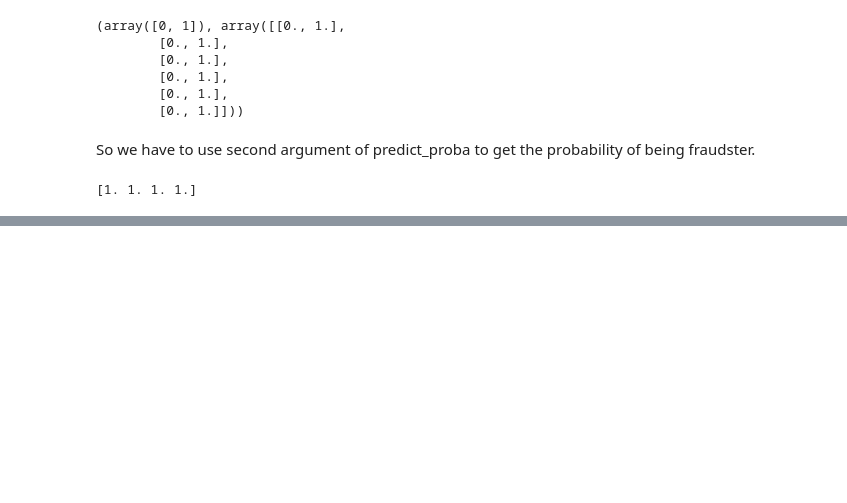
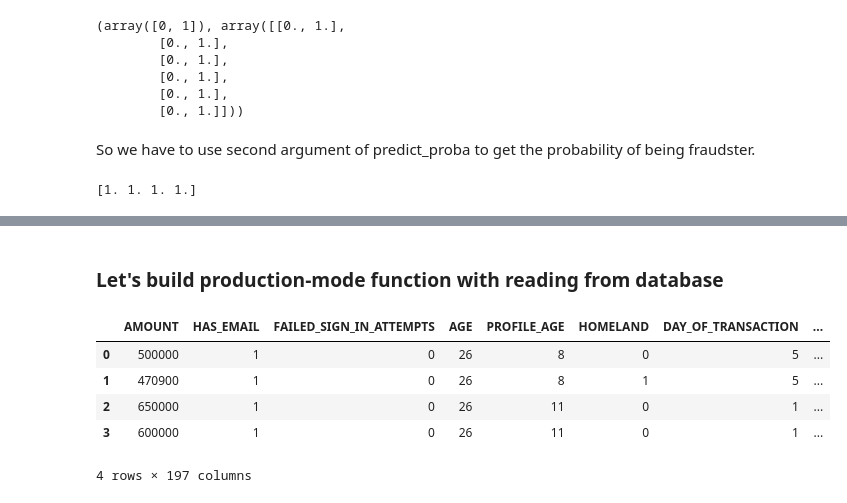
Before and after one commit to VladimirNikiforov/python_common, a Jupyter notebook: challenges/catching_fraud/notebooks/FinCrime.ipynb, the cells around one changed output, grey strips where cells are left out. Saved outputs shown, nothing was run; the diff lists cells and outputs as text; code cells hidden in the pictures; blank space fills up the shorter version.

Commit message:
FinCrime patrol-function implementation

```diff
--- a/challenges/catching_fraud/notebooks/FinCrime.ipynb
+++ b/challenges/catching_fraud/notebooks/FinCrime.ipynb
@@ -1082,2 +1096,40 @@ def get_user_data(user_id, connection: psycopg2.extensions.connection):
+# %% [markdown]
+### Let's build production-mode function with reading from database
+# %%
+def get_user_data(user_id, model_features, cat_features):
+    # Load data from DB for specific user_id, split cat_features to dummies and fill absented categorical features' values by zeros to create complete dataset with model_features
+
+    import pandas as pd
+    import psycopg2
+    # Create connection to DB
+    connection = psycopg2.connect(
+        host='localhost',
+        port=54320,
+        dbname='ht_db',
+        user='postgres',
+    )
+    # open cursor
+    c = connection.cursor()
+    # load dataset for specific user_id
+    c.execute(f"SELECT * FROM dataset t1, dataset_time t2 where t1.USER_ID = t2.USER_ID and t1.USER_ID = '{user_id}';")
+    # get all rows from opened cursor
+    result = c.fetchall()
+    # check that we have one or more rows
+    assert len(result) > 0, f'We have no data for user_id={user_id}!'
+    # get column' names from cursor to create dataframe
+    colnames = [desc[0].upper() for desc in c.description]
+    # close cursor
+    c.close()
+    # create dataframe
+    result = pd.DataFrame(result, columns = colnames)
+    # split categorical features from dataset to dummies
+    result = pd.get_dummies(result, columns = cat_features)
+    # absented fields with categorical features' values fill with zeros and concat with loaded dataset to create complete dataset with model_features
+    result = pd.concat([result,pd.DataFrame(0, index=np.arange(len(result)), columns=[x for x in model_features if x not in result.columns])], axis = 1)[model_features]
+    # drop unused fields
+    result = result.drop(['IS_FRAUDSTER','USER_ID'],axis=1)
+    # Close connection to DB
+    connection.close()
+    return result
 # %%
 !python ../code/features.py
@@ -1092,3 +1139,11 @@ connection = psycopg2.connect(
 # %%
-# Test table Users
-df_user = get_user_data('fb23710b-609a-49bf-8a9a-be49c59ce6de', connection)
+# Test fraudster user
+X = get_user_data(user_id='fb23710b-609a-49bf-8a9a-be49c59ce6de', model_features = col_list, cat_features = cat_features)
+X.head()
+# %% [output]
+|  | AMOUNT | HAS_EMAIL | FAILED_SIGN_IN_ATTEMPTS | AGE | PROFILE_AGE | HOMELAND | DAY_OF_TRANSACTION | ... |
+| 0 | 500000 | 1 | 0 | 26 | 8 | 0 | 5 | ... |
+| 1 | 470900 | 1 | 0 | 26 | 8 | 1 | 5 | ... |
+| 2 | 650000 | 1 | 0 | 26 | 11 | 0 | 1 | ... |
+| 3 | 600000 | 1 | 0 | 26 | 11 | 0 | 1 | ... |
+4 rows × 197 columns
```
Also changed, not shown: parts of 32 cells of this notebook, 4 other files.
